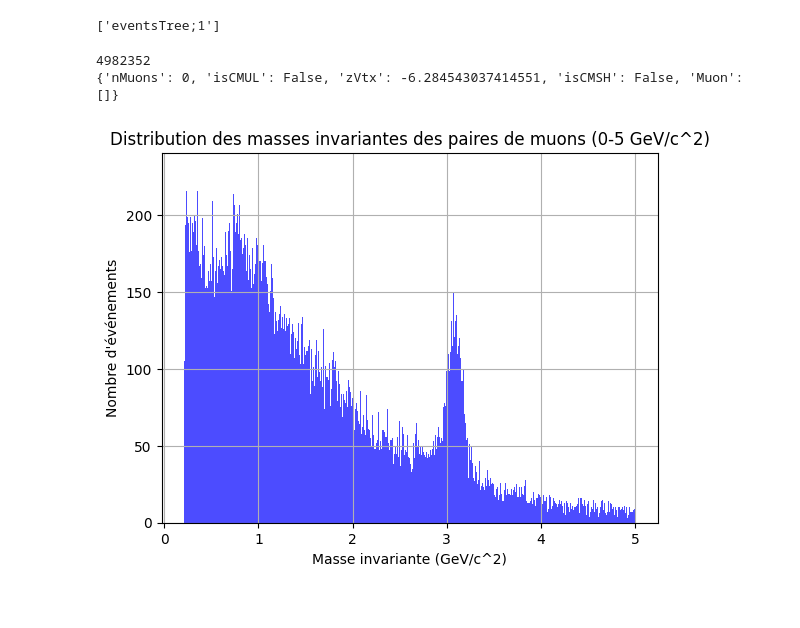
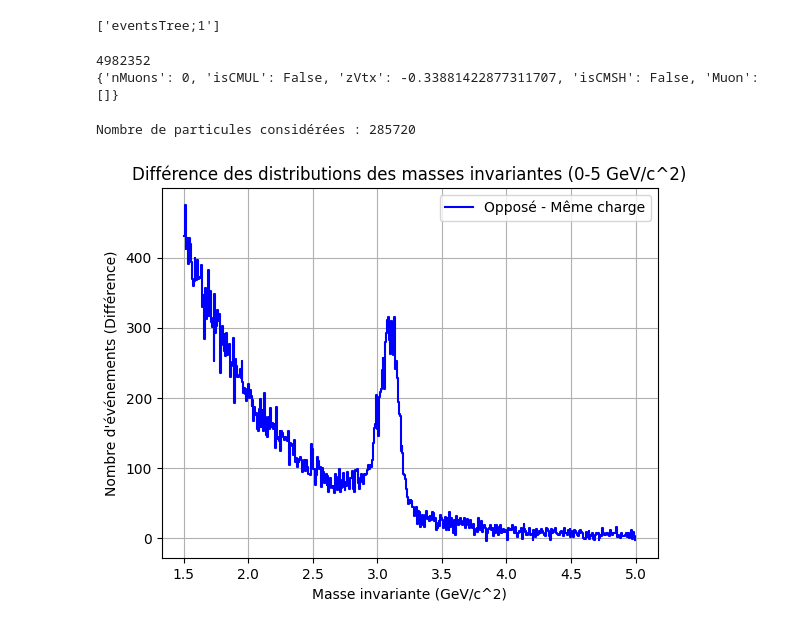
Before and after one commit to nantes-m2-rps-exp/qqbar2mumu-2024, a Jupyter notebook: notebooks/Discrimination.ipynb, the cells around one changed output. Saved outputs shown, nothing was run; the diff lists cells and outputs as text; code cells hidden in the pictures.

Commit message:
Avec la soustraction

```diff
--- a/notebooks/Discrimination.ipynb
+++ b/notebooks/Discrimination.ipynb
@@ -40,34 +40,60 @@ m = events.arrays(
     how="zip",
 )
 print(len(m))
-print(m[2].to_list())
+print(m[4].to_list())
 # %% [output]
 4982352
-{'nMuons': 0, 'isCMUL': False, 'zVtx': -6.284543037414551, 'isCMSH': False, 'Muon': []}
+{'nMuons': 0, 'isCMUL': False, 'zVtx': -0.33881422877311707, 'isCMSH': False, 'Muon': []}
 # %%
+import awkward as ak
+import numpy as np
+import matplotlib.pyplot as plt
 
-# Filtrer les événements avec nMuons == 2 et isCMUL == True
-filtered_events = m[(m.nMuons == 2) & (m.isCMUL)&(abs(m.zVtx)<10)&(m.isCMSH)]
-# Initialiser les vecteurs à partir des données des muons
+# Filtrer les événements
+filtered_events = m[(m.nMuons >= 2) & (abs(m.zVtx) < 10)&(m.isCMUL)]
+print("Nombre de particules considérées :", len(filtered_events))
+
+# Initialiser les vecteurs des muons
 muon_vectors = ak.zip({
     "px": filtered_events.Muon.Px,
     "py": filtered_events.Muon.Py,
     "pz": filtered_events.Muon.Pz,
-    "E": filtered_events.Muon.E
+    "E": filtered_events.Muon.E,
+    "charge": filtered_events.Muon.Charge
 }, with_name="Momentum4D")
 
-# Calculer les masses invariantes pour chaque paire de muons dans chaque événement
-invariant_masses = ak.combinations(muon_vectors, 2, fields=["muon1", "muon2"])
-masses = (invariant_masses.muon1 + invariant_masses.muon2).mass
+# Combinaisons de paires
+muon_pairs = ak.combinations(muon_vectors, 2, fields=["muon1", "muon2"])
 
-# Créer un histogramme des valeurs de la masse
-flattened_masses = ak.flatten(masses)  # Aplatir les données pour l'histogramme
-filtered_masses = flattened_masses[(flattened_masses >= 0) & (flattened_masses <= 5)]  # Filtrer les masses entre 0 et 10
-plt.hist(filtered_masses, bins=500, color='blue', alpha=0.7)
+# Paires de charges opposées et égales
+opposite_charge_pairs = muon_pairs[muon_pairs.muon1.charge != muon_pairs.muon2.charge]
+same_charge_pairs = muon_pairs[muon_pairs.muon1.charge == muon_pairs.muon2.charge]
+
+# Calcul des masses invariantes
+masses_opposite = (opposite_charge_pairs.muon1 + opposite_charge_pairs.muon2).mass
+masses_same = (same_charge_pairs.muon1 + same_charge_pairs.muon2).mass
+
+# Aplatir les données et filtrer
+flattened_opposite = ak.flatten(masses_opposite[(masses_opposite >= 0) & (masses_opposite <= 10)], axis=None)
+flattened_same = ak.flatten(masses_same[(masses_same >= 0) & (masses_same <= 10)], axis=None)
+
+# Calcul des histogrammes avec numpy
+bins = 500
+hist_opposite, bin_edges = np.histogram(flattened_opposite, bins=bins, range=(1.5, 5))
+hist_same, _ = np.histogram(flattened_same, bins=bins, range=(1.5, 5))
+
+# Soustraction des histogrammes
+hist_difference = hist_opposite - hist_same
+
+# Tracer l'histogramme
+bin_centers = (bin_edges[:-1] + bin_edges[1:]) / 2
+plt.step(bin_centers, hist_difference, where="mid", label="Opposé - Même charge", color="blue")
 plt.xlabel('Masse invariante (GeV/c^2)')
-plt.ylabel("Nombre d'événements")
-plt.title('Distribution des masses invariantes des paires de muons (0-5 GeV/c^2)')
+plt.ylabel('Nombre d\'événements (Différence)')
+plt.title('Différence des distributions des masses invariantes (0-5 GeV/c^2)')
 plt.grid(True)
+plt.legend()
 plt.show()
 # %% [output]
+Nombre de particules considérées : 285720
-[figure, old version]
+[figure, new version]
```
